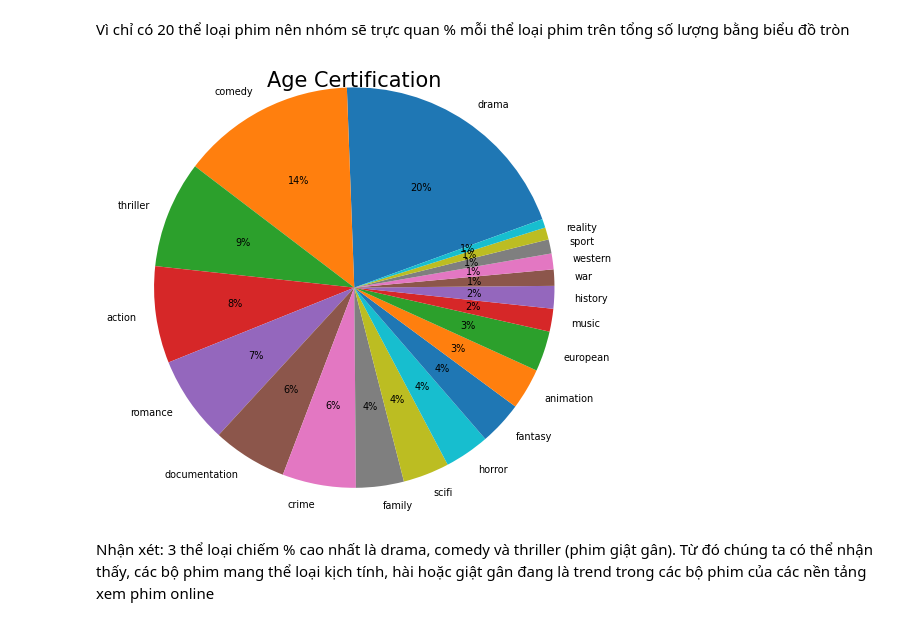
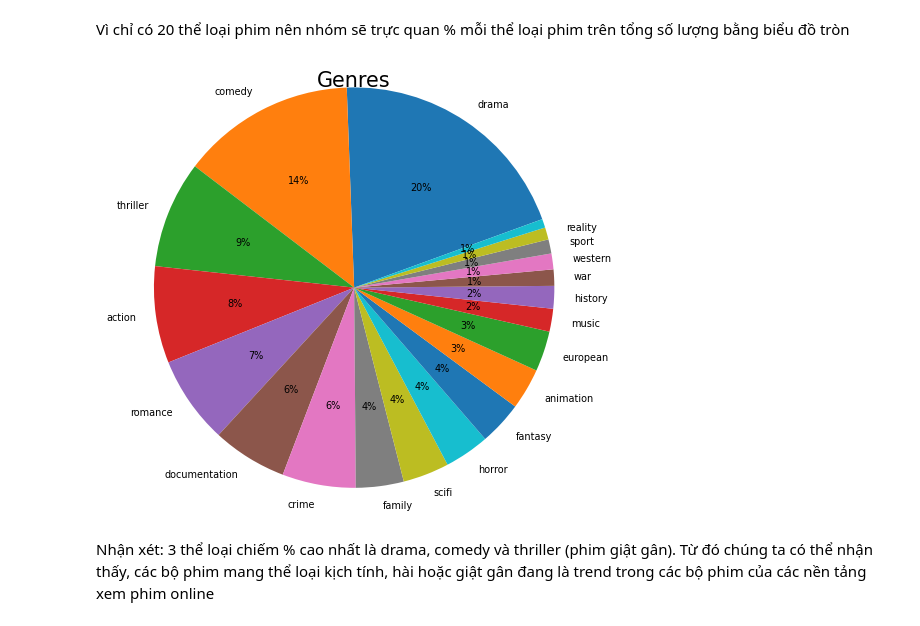
Before and after one commit to quytrungg/Group1_Final_Project_CSC17104, a Jupyter notebook: phase_2_data_exploration/titles_exploration.ipynb, the cells around one changed output. Saved outputs shown, nothing was run; the diff lists cells and outputs as text; code cells hidden in the pictures.

```diff
--- a/phase_2_data_exploration/titles_exploration.ipynb
+++ b/phase_2_data_exploration/titles_exploration.ipynb
@@ -502,15 +502,15 @@ Vì chỉ có 20 thể loại phim nên nhóm sẽ trực quan % mỗi thể lo
 # %%
 # pie chart
 plt.figure(figsize=(5, 5))
-plt.title('Age Certification', fontsize=15)
+plt.title('Genres', fontsize=15)
 plt.pie(df_titles['genres'].str.split(', ').explode().value_counts(),
         labels=df_titles['genres'].str.split(', ').explode().value_counts().keys(),
         textprops={"fontsize":7},
         radius=1.3, startangle=20,
         autopct='%.0f%%')
 plt.show()
 # %% [output]
-[figure, old version]
+[figure, new version]
 # %% [markdown]
 Nhận xét: 3 thể loại chiếm % cao nhất là drama, comedy và thriller (phim giật gân). Từ đó chúng ta có thể nhận thấy, các bộ phim mang thể loại kịch tính, hài hoặc giật gân đang là trend trong các bộ phim của các nền tảng xem phim online
 # %% [markdown]
```
Also changed, not shown: parts of 2 cells of this notebook, 3 other files.
